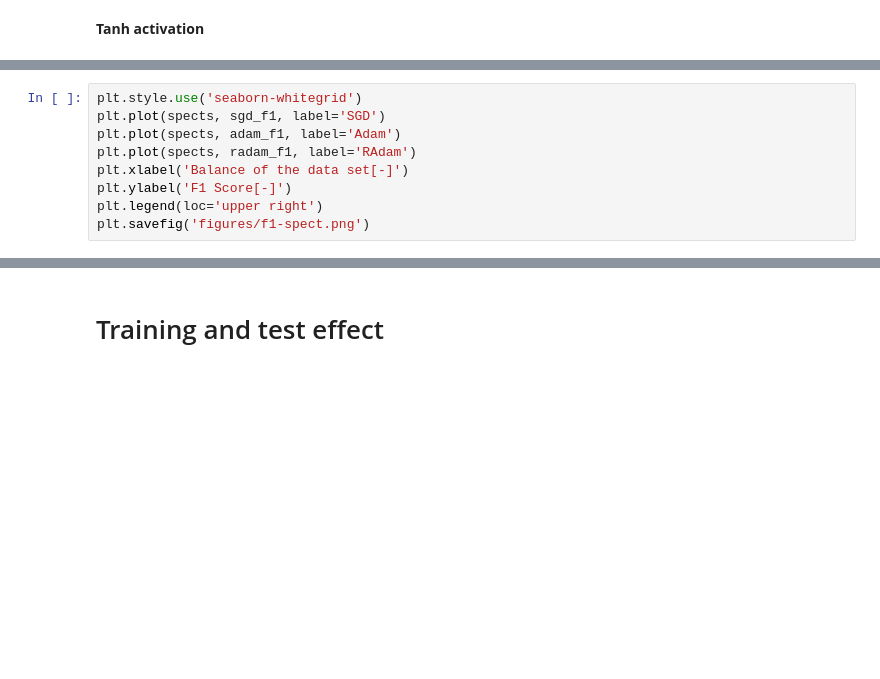
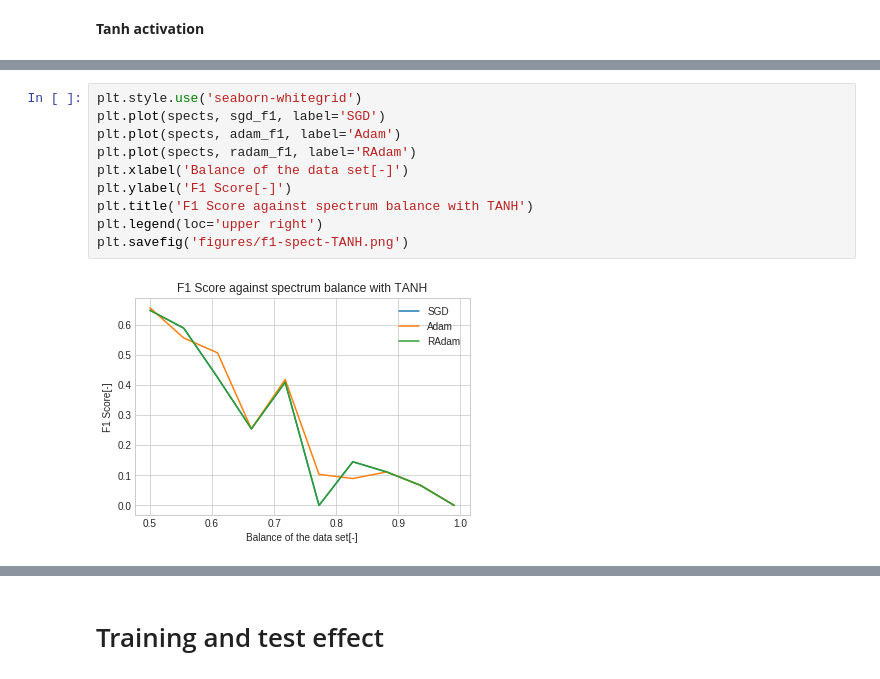
Before and after one commit to jalil-M/Opt-Project, a Jupyter notebook: project.ipynb, the cells around one changed output, grey strips where cells are left out. Drawn from its saved outputs; the diff is of its cells as text; blank space fills up the shorter version.

```diff
--- a/project.ipynb
+++ b/project.ipynb
@@ -116,12 +124,15 @@ spects, sgd_f1, sgd_precision, sgd_recall, adam_f1, adam_precision, adam_recall,
 # %%
 plt.style.use('seaborn-whitegrid')
 plt.plot(spects, sgd_f1, label='SGD')
 plt.plot(spects, adam_f1, label='Adam')
 plt.plot(spects, radam_f1, label='RAdam')
 plt.xlabel('Balance of the data set[-]')
 plt.ylabel('F1 Score[-]')
+plt.title('F1 Score against spectrum balance with TANH')
 plt.legend(loc='upper right')
-plt.savefig('figures/f1-spect.png')
+plt.savefig('figures/f1-spect-TANH.png')
+# %% [output]
+[figure, added]
 # %%
 plt.style.use('seaborn-whitegrid')
 plt.plot(spects, sgd_recall, label='SGD')
```
Also changed, not shown: parts of 12 cells of this notebook, 7 other files.
